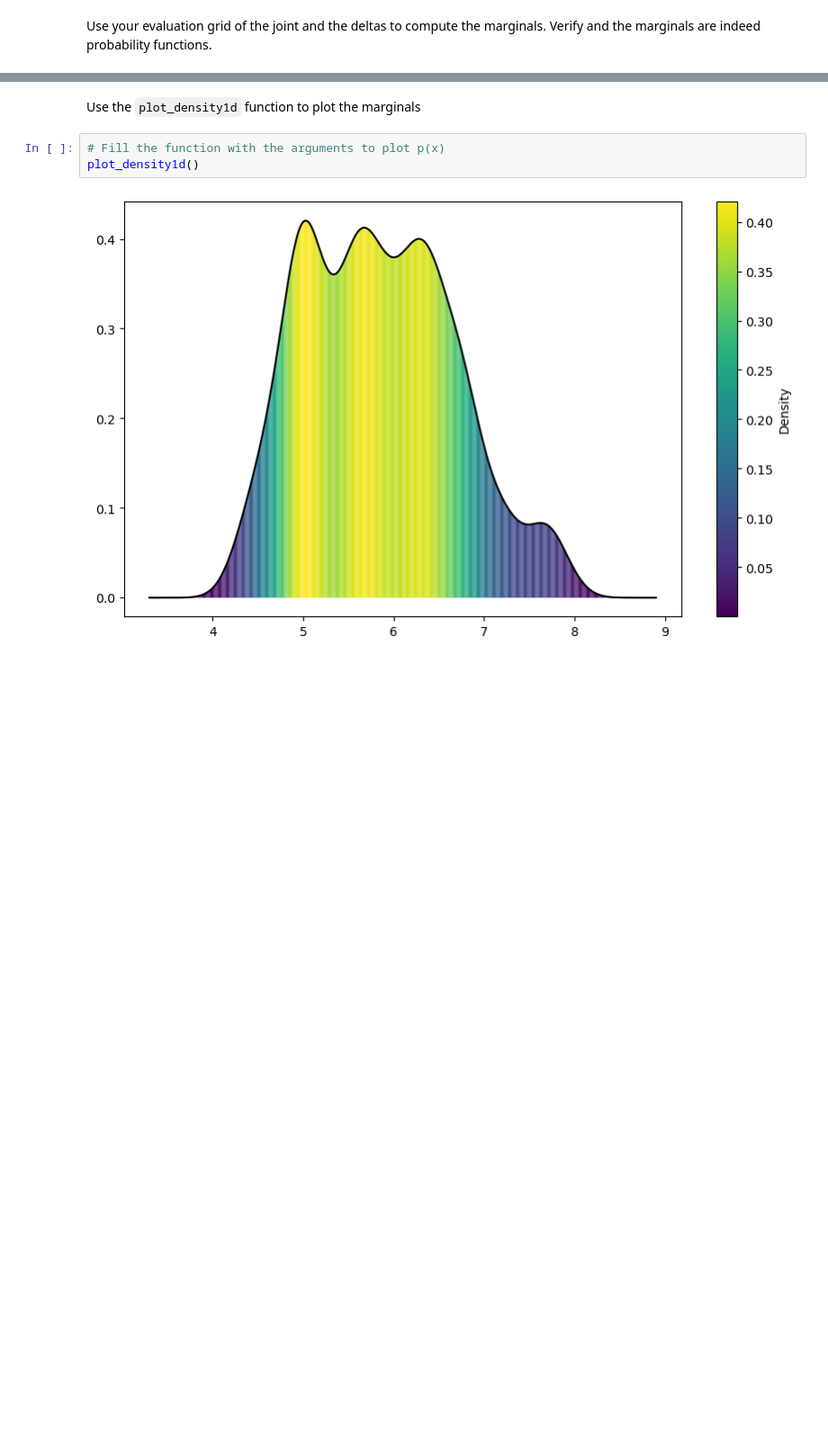
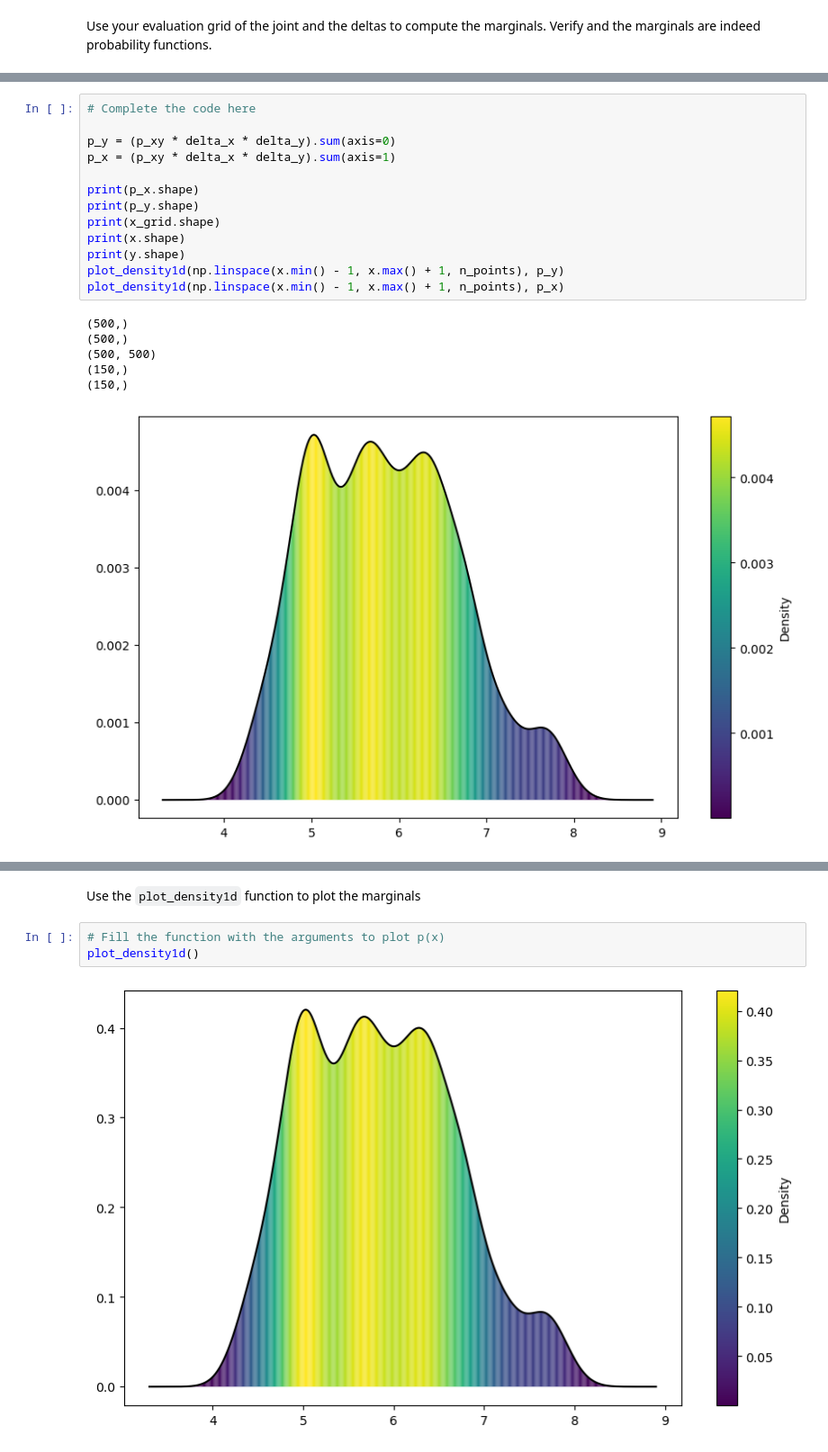
Before and after one commit to Arkanthara/data-mining, a Jupyter notebook: TP1b.ipynb, the cells around one changed output, grey strips where cells are left out. Shown at 90% size. Drawn from its saved outputs; the diff is of its cells as text; blank space fills up the shorter version.

```diff
--- a/TP1b.ipynb
+++ b/TP1b.ipynb
@@ -72,0 +73,20 @@ Use your evaluation grid of the joint and the deltas to compute the marginals. V
+# %%
+# Complete the code here
+
+p_y = (p_xy * delta_x * delta_y).sum(axis=0)
+p_x = (p_xy * delta_x * delta_y).sum(axis=1)
+
+print(p_x.shape)
+print(p_y.shape)
+print(x_grid.shape)
+print(x.shape)
+print(y.shape)
+plot_density1d(np.linspace(x.min() - 1, x.max() + 1, n_points), p_y)
+plot_density1d(np.linspace(x.min() - 1, x.max() + 1, n_points), p_x)
+# %% [output]
+(500,)
+(500,)
+(500, 500)
+(150,)
+(150,)
+[figure, added]
```
Also changed, not shown: parts of 7 cells of this notebook.
